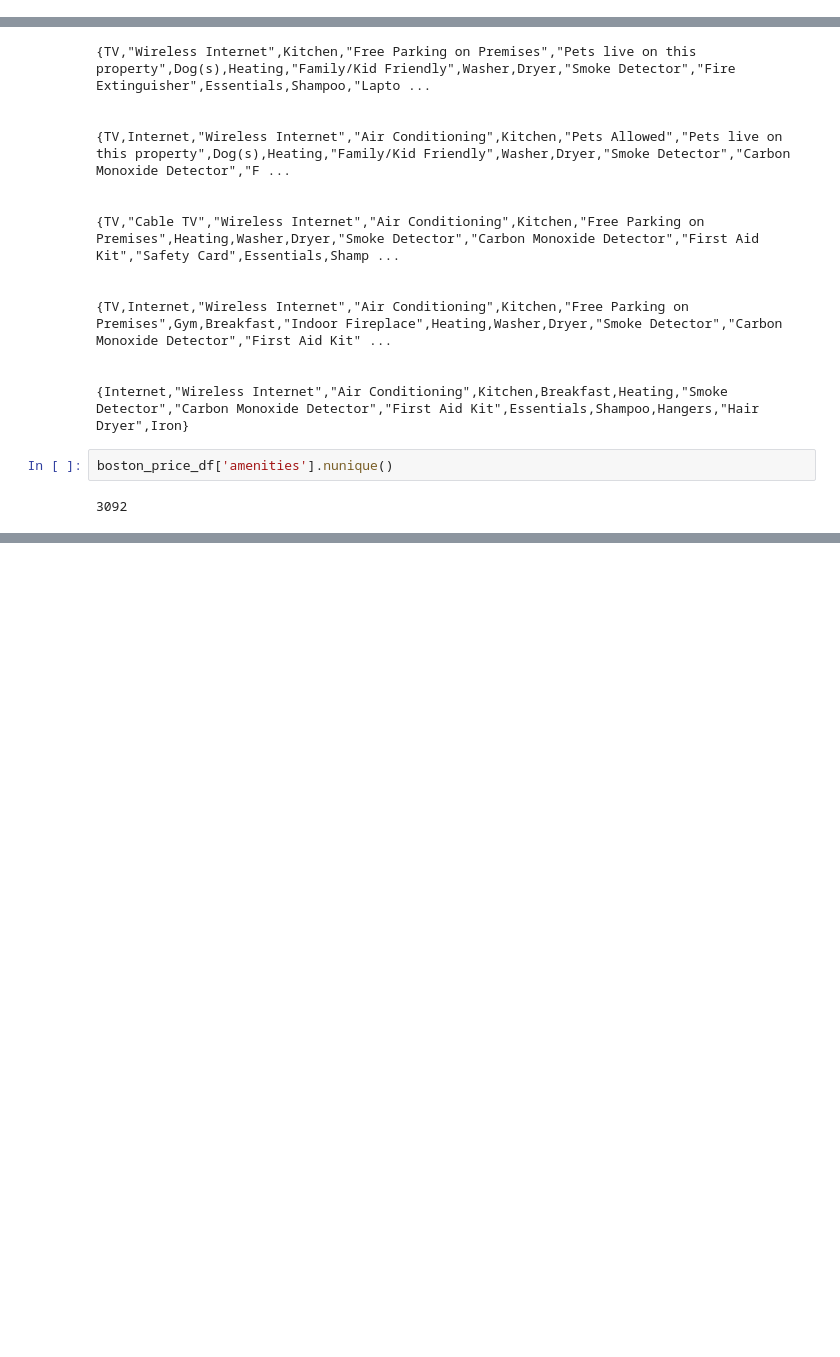
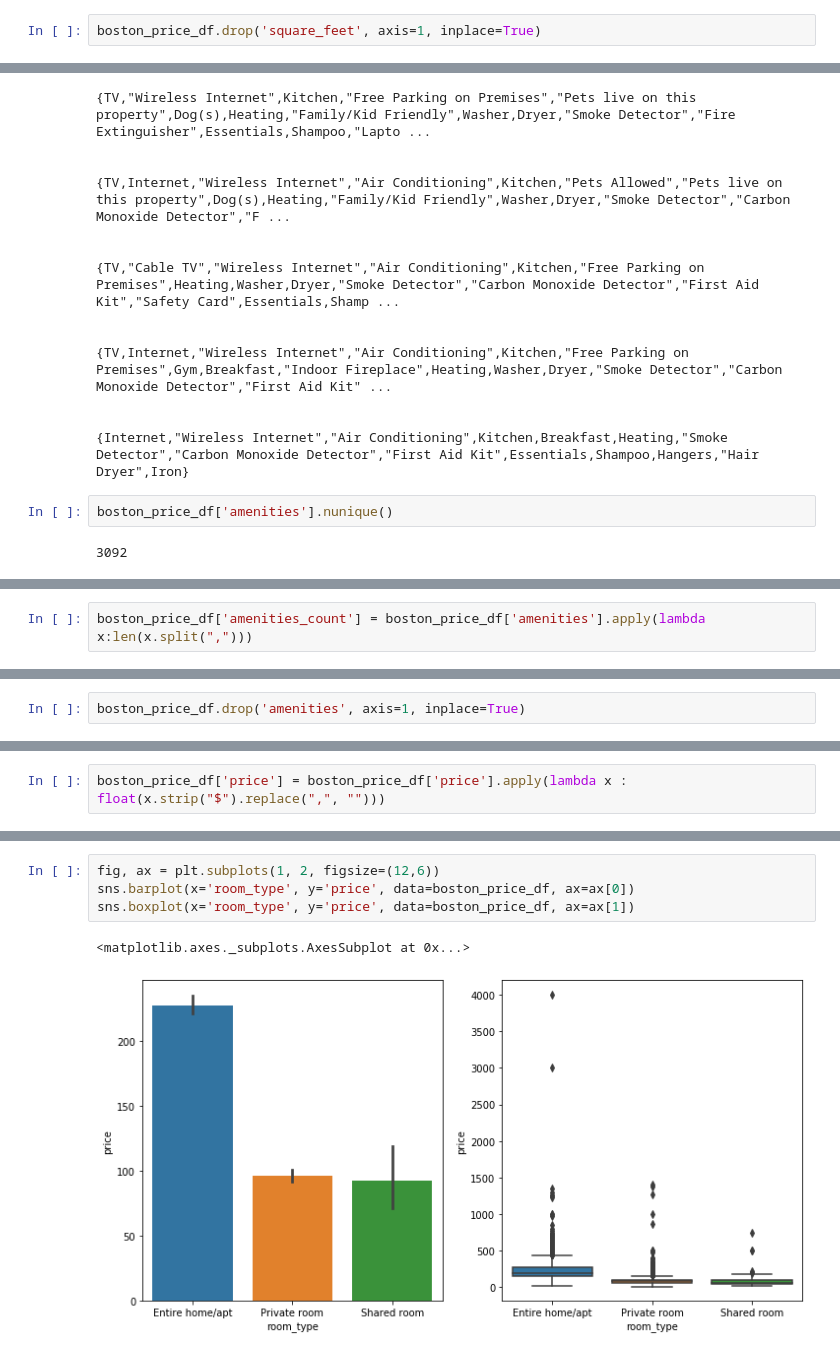
Before and after one commit to nabanitarimpi/airbnb-data-analysis, a Jupyter notebook: airbnb_data_analysis_2.ipynb, the cells around one changed output, grey strips where cells are left out. Drawn from its saved outputs; the diff is of its cells as text; blank space fills up the shorter version.

Commit message:
Question explored - what features are important to determine price

```diff
--- a/airbnb_data_analysis_2.ipynb
+++ b/airbnb_data_analysis_2.ipynb
@@ -672,0 +673,2 @@ Except 'square_feet' which has almost 98% of it's value as NULL, rest of the fea
+# %%
+boston_price_df.drop('square_feet', axis=1, inplace=True)
@@ -749,0 +769,2 @@ So the feature 'amenities' basically enlists all the facilites provided to guest
+# %%
+boston_price_df['amenities_count'] = boston_price_df['amenities'].apply(lambda x:len(x.split(",")))
@@ -749,0 +783,2 @@ So the feature 'amenities' basically enlists all the facilites provided to guest
+# %%
+boston_price_df.drop('amenities', axis=1, inplace=True)
@@ -749,0 +787,2 @@ So the feature 'amenities' basically enlists all the facilites provided to guest
+# %%
+boston_price_df['price'] = boston_price_df['price'].apply(lambda x : float(x.strip("$").replace(",", "")))
@@ -749,0 +812,7 @@ So the feature 'amenities' basically enlists all the facilites provided to guest
+# %%
+fig, ax = plt.subplots(1, 2, figsize=(12,6))
+sns.barplot(x='room_type', y='price', data=boston_price_df, ax=ax[0])
+sns.boxplot(x='room_type', y='price', data=boston_price_df, ax=ax[1])
+# %% [output]
+<matplotlib.axes._subplots.AxesSubplot at 0x...>
+[figure, added]
```
Also changed, not shown: parts of 30 cells of this notebook.
